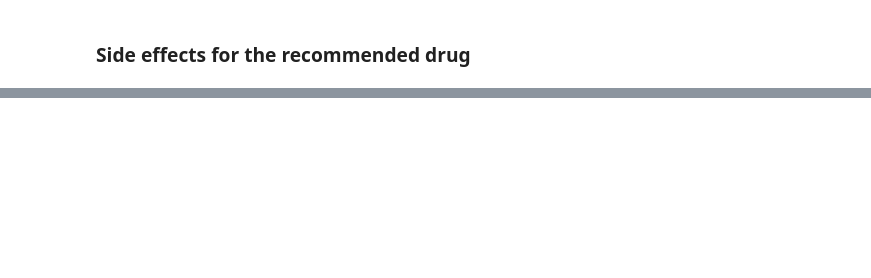
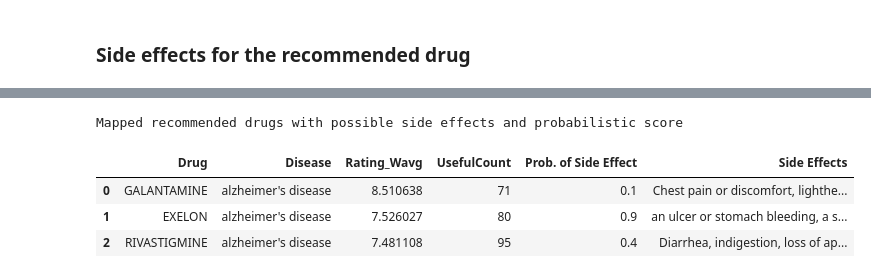
Before and after one commit to khushbooekhande/DrugRecommendationSystem, a Jupyter notebook: Final_package/drug_recommendation_system.ipynb, the cells around one changed output, grey strips where cells are left out. Cells and saved outputs as stored; diff of their text form; code cells hidden in the pictures; blank space fills up the shorter version.

```diff
--- a/Final_package/drug_recommendation_system.ipynb
+++ b/Final_package/drug_recommendation_system.ipynb
@@ -384,0 +436,50 @@ Recommended drugs for this disease are:
+# %%
+def _probScore(df, w1, w2, w3):
+    return(1-(df[w1] * df[w2] * df[w3]).sum()/df[w1].sum()/10)
+# %%
+def _getSE(df, sedf, l):
+    sdf = sedf
+    sdf = sdf.loc[sdf['Drug'] == l]
+    #print(sdf)
+    w = sdf.groupby(["Drug"]).apply(_probScore, "Rating", "Effectivness Rating", "Side Effect Rating")
+    sdf1 = sdf.loc[sdf['Effectivness Rating'] == 0]
+    sdf1 = sdf1.loc[sdf['Side Effect Rating'] == 0]
+    sdf1 = sdf1.loc[sdf['Rating'] <= 1 ]
+    sdf1 = sdf1.reset_index()
+    sdf1 = pd.DataFrame(sdf['Side Effects'])
+    df1 = pd.DataFrame(w, columns=['Prob. of Side Effect'])
+    df1 = df1.reset_index()
+    #print(sdf[:1]['Side Effects'])
+    df2 = pd.DataFrame(sdf['Side Effects'])
+    df2 = df2.reset_index()
+    df2 = df2.drop(['index'], axis=1)
+    dd = pd.concat([df1, df2], axis=1)
+
+    return dd
+# %%
+def _getSideEffects(df, sedf):
+    df.Drug = df.Drug.str.upper()
+    l = list(df.Drug)
+    #print(l)
+    for i in range(0, 1):
+        df1 = _getSE(df, sedf, l[i])
+    dd = df1
+    for i in range(1, len(l)):
+        df2 = _getSE(df, sedf, l[i])
+        dd = pd.concat([dd, df2])
+    return dd
+# %%
+se = _getSideEffects(recommended_drug, sd)
+# %%
+recommender = recommended_drug.set_index('Drug').join(se.set_index('Drug'))
+recommender = recommender.reset_index()
+recommender['Prob. of Side Effect'] = recommender['Prob. of Side Effect'].fillna(0)
+recommender['Prob. of Side Effect'] = recommender['Prob. of Side Effect'].fillna('Not Available')
+print('Mapped recommended drugs with possible side effects and probabilistic score')
+recommender
+# %% [output]
+Mapped recommended drugs with possible side effects and probabilistic score
+|  | Drug | Disease | Rating_Wavg | UsefulCount | Prob. of Side Effect | Side Effects |
+| 0 | GALANTAMINE | alzheimer's disease | 8.510638 | 71 | 0.1 | Chest pain or discomfort, lighthe... |
+| 1 | EXELON | alzheimer's disease | 7.526027 | 80 | 0.9 | an ulcer or stomach bleeding, a s... |
+| 2 | RIVASTIGMINE | alzheimer's disease | 7.481108 | 95 | 0.4 | Diarrhea, indigestion, loss of ap... |
```
Also changed, not shown: parts of 22 cells of this notebook.
